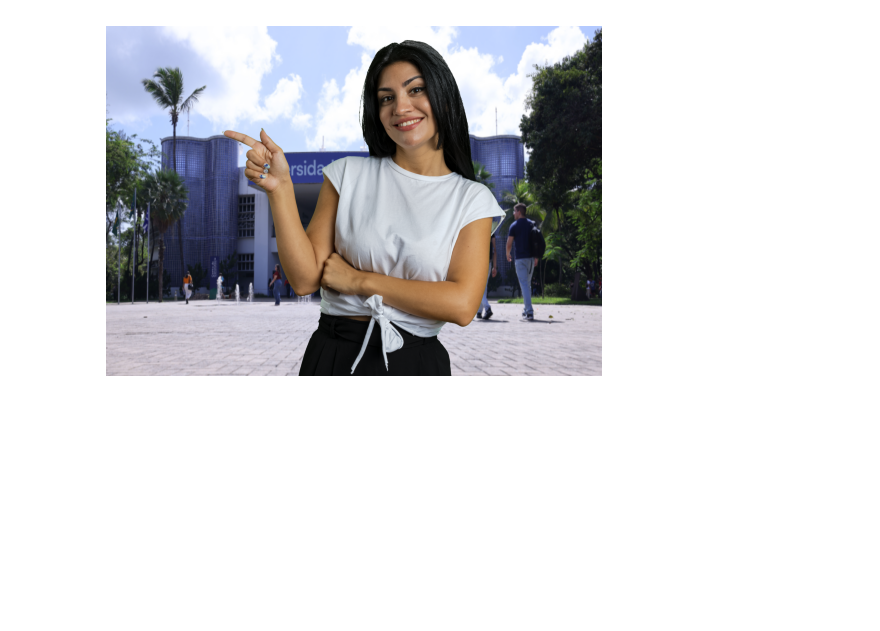
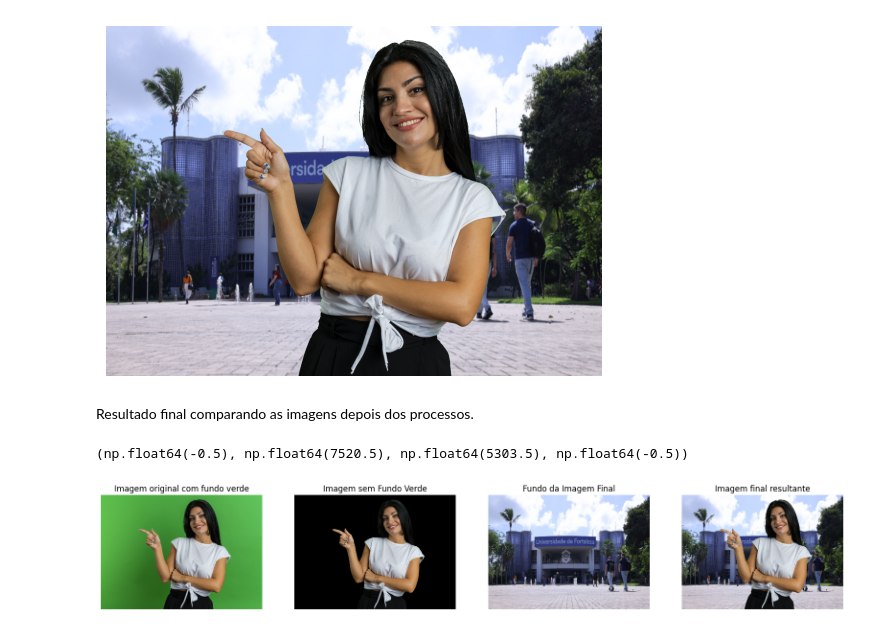
Before and after one commit to GabrielAraujo23/T896_N35AB_GABRIEL_ARAUJO, a Jupyter notebook: Projeto1/Projeto1.ipynb, the cells around one changed output. Saved outputs shown, nothing was run; the diff lists cells and outputs as text; code cells hidden in the pictures; blank space fills up the shorter version.

```diff
--- a/Projeto1/Projeto1.ipynb
+++ b/Projeto1/Projeto1.ipynb
@@ -84,3 +84,26 @@ plt.axis('off')
 # %% [output]
 (np.float64(-0.5), np.float64(7520.5), np.float64(5303.5), np.float64(-0.5))
 [figure]
+# %% [markdown]
+Resultado final comparando as imagens depois dos processos.
+# %%
+plt.figure(figsize=(20,8))
+plt.subplot(1,4,1)
+plt.imshow(fundo_verde_rgb)
+plt.title('Imagem original com fundo verde')
+plt.axis('off')
+plt.subplot(1,4,2)
+plt.imshow(imagem_sem_verde)
+plt.title('Imagem sem Fundo Verde')
+plt.axis('off')
+plt.subplot(1,4,3)
+plt.title('Fundo da Imagem Final')
+plt.imshow(background)
+plt.axis('off')
+plt.subplot(1,4,4)
+plt.title('Imagem final resultante')
+plt.imshow(imagem_resultante)
+plt.axis('off')
+# %% [output]
+(np.float64(-0.5), np.float64(7520.5), np.float64(5303.5), np.float64(-0.5))
+[figure, added]
```
